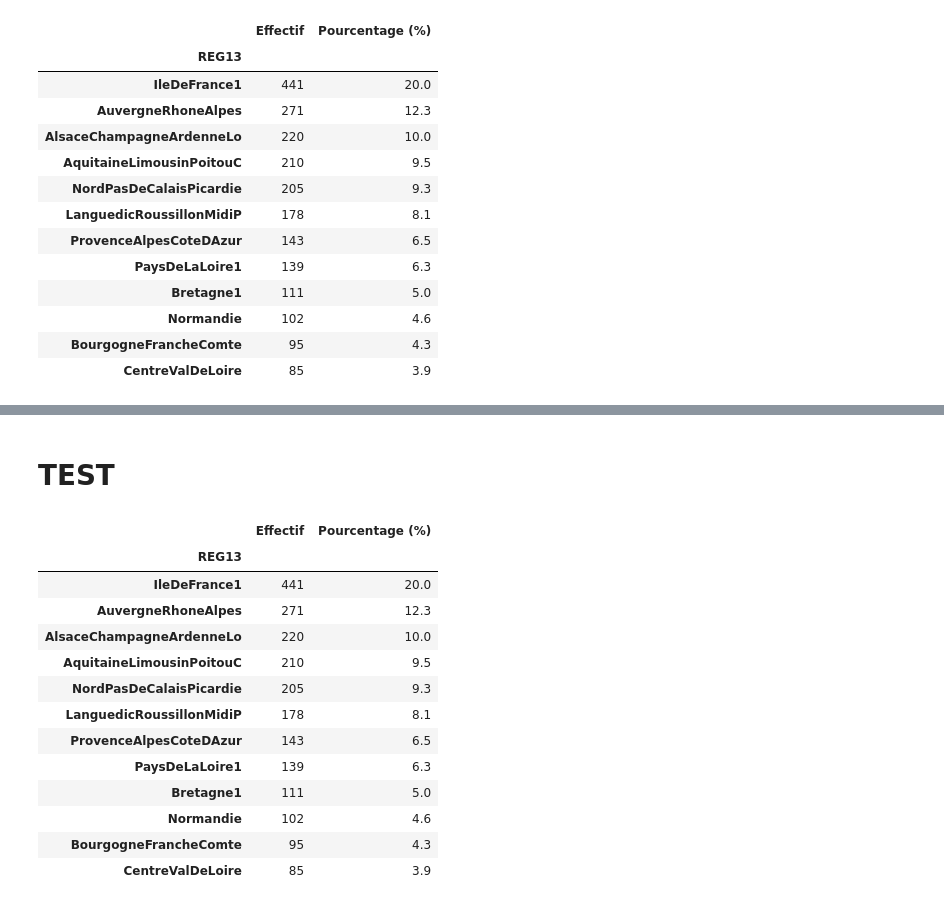
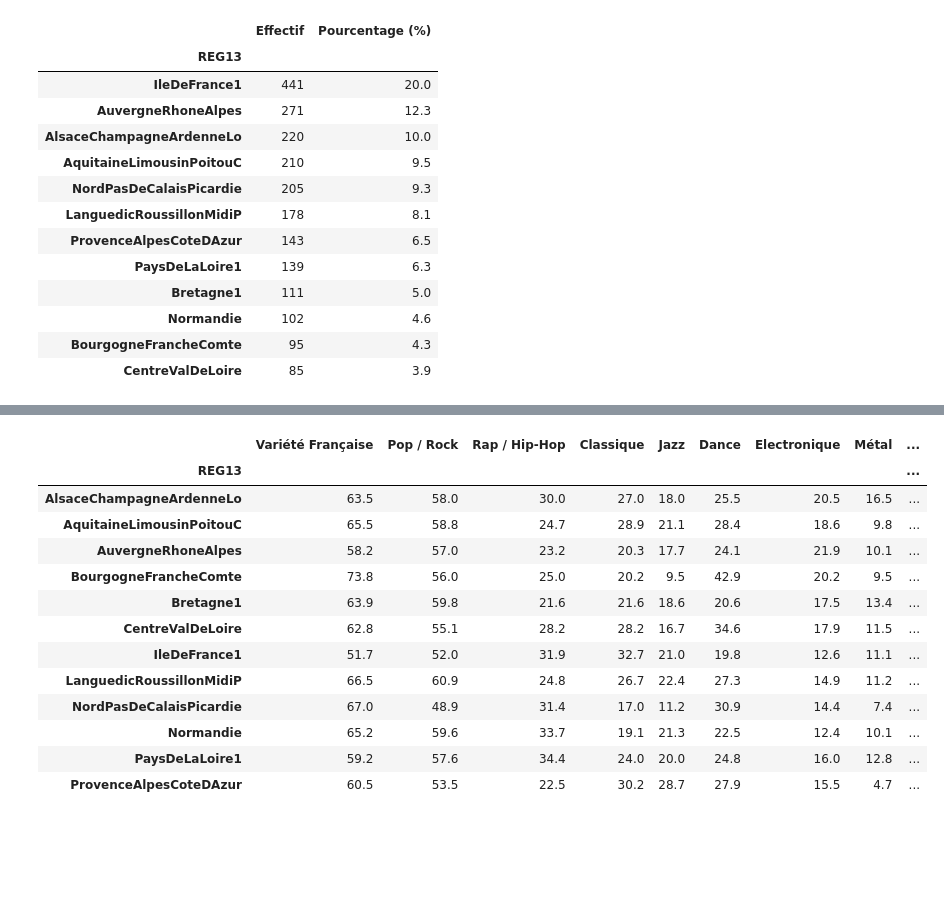
Before and after one commit to felipemarzin-oss/data-science-project, a Jupyter notebook: notebooks/exploration.ipynb, the cells around one changed output, grey strips where cells are left out. Drawn from its saved outputs; the diff is of its cells as text; code cells hidden in the pictures; blank space fills up the shorter version.

Commit message:
Amélioration du notebook d'exploration

```diff
--- a/notebooks/exploration.ipynb
+++ b/notebooks/exploration.ipynb
@@ -12,5 +10,6 @@ import os
 import numpy as np
 import matplotlib.pyplot as plt
 # %%
-filepath = "../hadopi-2020-musique-data.ods"
-df = pd.read_excel(filepath)
+filepath = "../dataset/hadopi-2020-musique-data.ods"
+#df = pd.read_excel(filepath)
+df = pd.read_excel( filepath, engine="odf",na_values=["#NUL!"])
@@ -408,26 +336,40 @@ for colonne in genres:
-# %% [markdown]
-# TEST
-# %%
-regions = pd.DataFrame({
-    "Effectif": df["REG13"].value_counts(),
-    "Pourcentage (%)": (
-        df["REG13"].value_counts(normalize=True) * 100
-    ).round(1)
-})
-
-display(regions)
-# %% [output]
-|  | Effectif | Pourcentage (%) |
-| REG13 |  |  |
-| IleDeFrance1 | 441 | 20.0 |
-| AuvergneRhoneAlpes | 271 | 12.3 |
-| AlsaceChampagneArdenneLo | 220 | 10.0 |
-| AquitaineLimousinPoitouC | 210 | 9.5 |
-| NordPasDeCalaisPicardie | 205 | 9.3 |
-| LanguedicRoussillonMidiP | 178 | 8.1 |
-| ProvenceAlpesCoteDAzur | 143 | 6.5 |
-| PaysDeLaLoire1 | 139 | 6.3 |
-| Bretagne1 | 111 | 5.0 |
-| Normandie | 102 | 4.6 |
-| BourgogneFrancheComte | 95 | 4.3 |
-| CentreValDeLoire | 85 | 3.9 |
+# %%
+genres = [f"Q5_{i}" for i in range(1, 14)]
+
+exploration = df[genres + ["REG13"]].dropna().copy()
+noms_genres = {}
+
+for colonne in genres:
+    reponses = exploration[colonne].astype("string").str.strip()
+
+    # Retrouver le nom du genre
+    noms_genres[colonne] = reponses[reponses != "0"].iloc[0]
+
+    # 1 = genre sélectionné, 0 = non sélectionné
+    exploration[colonne] = (reponses != "0").astype(int)
+
+pourcentages = (
+    exploration.groupby("REG13")[genres]
+    .mean()
+    .mul(100)
+    .rename(columns=noms_genres)
+    .round(1)
+)
+# %%
+#pourcentage de personnes ayant sélectionné chaque genre dans chaque région
+display(pourcentages)
+# %% [output]
+|  | Variété Française | Pop / Rock | Rap / Hip-Hop | Classique | Jazz | Dance | Electronique | Métal | ... |
+| REG13 |  |  |  |  |  |  |  |  | ... |
+| AlsaceChampagneArdenneLo | 63.5 | 58.0 | 30.0 | 27.0 | 18.0 | 25.5 | 20.5 | 16.5 | ... |
+| AquitaineLimousinPoitouC | 65.5 | 58.8 | 24.7 | 28.9 | 21.1 | 28.4 | 18.6 | 9.8 | ... |
+| AuvergneRhoneAlpes | 58.2 | 57.0 | 23.2 | 20.3 | 17.7 | 24.1 | 21.9 | 10.1 | ... |
+| BourgogneFrancheComte | 73.8 | 56.0 | 25.0 | 20.2 | 9.5 | 42.9 | 20.2 | 9.5 | ... |
+| Bretagne1 | 63.9 | 59.8 | 21.6 | 21.6 | 18.6 | 20.6 | 17.5 | 13.4 | ... |
+| CentreValDeLoire | 62.8 | 55.1 | 28.2 | 28.2 | 16.7 | 34.6 | 17.9 | 11.5 | ... |
+| IleDeFrance1 | 51.7 | 52.0 | 31.9 | 32.7 | 21.0 | 19.8 | 12.6 | 11.1 | ... |
+| LanguedicRoussillonMidiP | 66.5 | 60.9 | 24.8 | 26.7 | 22.4 | 27.3 | 14.9 | 11.2 | ... |
+| NordPasDeCalaisPicardie | 67.0 | 48.9 | 31.4 | 17.0 | 11.2 | 30.9 | 14.4 | 7.4 | ... |
+| Normandie | 65.2 | 59.6 | 33.7 | 19.1 | 21.3 | 22.5 | 12.4 | 10.1 | ... |
+| PaysDeLaLoire1 | 59.2 | 57.6 | 34.4 | 24.0 | 20.0 | 24.8 | 16.0 | 12.8 | ... |
+| ProvenceAlpesCoteDAzur | 60.5 | 53.5 | 22.5 | 30.2 | 28.7 | 27.9 | 15.5 | 4.7 | ... |
```
Also changed, not shown: parts of 10 cells of this notebook.
